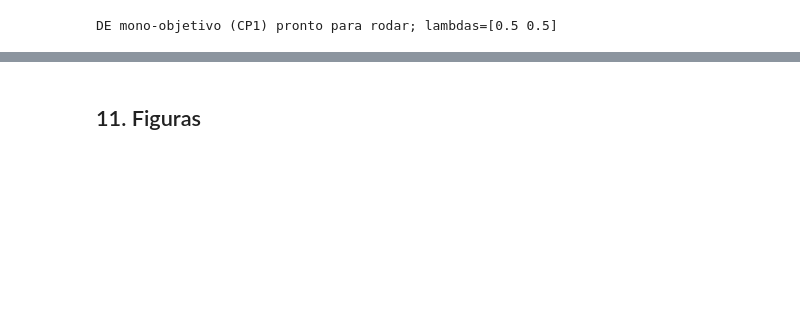
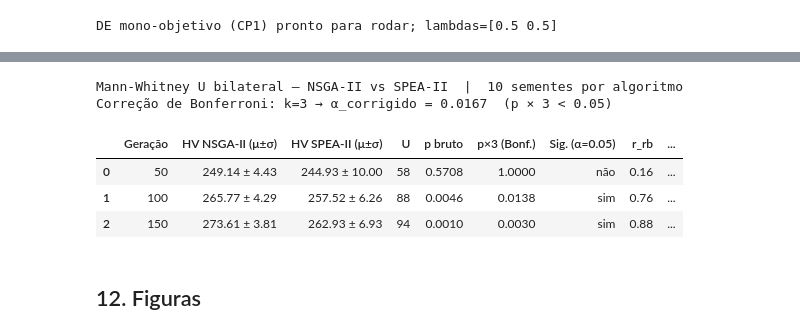
Before and after one commit to jaopredos/portfolio-optimization, a Jupyter notebook: notebooks/cp2_otimizacao_portfolio_multiobjetivo.ipynb, the cells around one changed output, grey strips where cells are left out. Cells and saved outputs as stored; diff of their text form; code cells hidden in the pictures; blank space fills up the shorter version.

Commit message:
Adicionando testes estatísticos

```diff
--- a/notebooks/cp2_otimizacao_portfolio_multiobjetivo.ipynb
+++ b/notebooks/cp2_otimizacao_portfolio_multiobjetivo.ipynb
@@ -776,5 +781,56 @@ resumo_hv
+# %%
+CHECKPOINTS = {50: 49, 100: 99, 150: 149}
+K       = len(CHECKPOINTS)
+ALPHA   = 0.05
+ALPHA_C = ALPHA / K
+
+nsga2_runs = resultados_por_algoritmo["NSGA2"]
+spea2_runs = resultados_por_algoritmo["SPEA2"]
+N = len(nsga2_runs)
+
+def rank_biserial(U, n1, n2):
+    return 2.0 * U / (n1 * n2) - 1.0
+
+def efeito(r):
+    r = abs(r)
+    if r < 0.10: return "negligível"
+    if r < 0.30: return "pequeno"
+    if r < 0.50: return "médio"
+    return "grande"
+
+rows = []
+for gen, idx in CHECKPOINTS.items():
+    a = [r.historico_hv[idx] for r in nsga2_runs]
+    b = [r.historico_hv[idx] for r in spea2_runs]
+    U, p = mannwhitneyu(a, b, alternative="two-sided")
+    r_rb = rank_biserial(U, N, N)
+    p_bon = min(p * K, 1.0)
+    rows.append({
+        "Geração": gen,
+        "HV NSGA-II (μ±σ)": f"{np.mean(a):.2f} ± {np.std(a, ddof=1):.2f}",
+        "HV SPEA-II (μ±σ)": f"{np.mean(b):.2f} ± {np.std(b, ddof=1):.2f}",
+        "U": int(U),
+        "p bruto": round(p, 4),
+        "p×3 (Bonf.)": round(p_bon, 4),
+        f"Sig. (α={ALPHA})": "sim" if p_bon < ALPHA else "não",
+        "r_rb": round(r_rb, 3),
+        "efeito": efeito(r_rb),
+    })
+
+df_testes = pd.DataFrame(rows)
+print(f"Mann-Whitney U bilateral — NSGA-II vs SPEA-II  |  {N} sementes por algoritmo")
+print(f"Correção de Bonferroni: k={K} → α_corrigido = {ALPHA_C:.4f}  (p × {K} < {ALPHA})")
+print()
+display(df_testes)
+# %% [output]
+Mann-Whitney U bilateral — NSGA-II vs SPEA-II  |  10 sementes por algoritmo
+Correção de Bonferroni: k=3 → α_corrigido = 0.0167  (p × 3 < 0.05)
+|  | Geração | HV NSGA-II (μ±σ) | HV SPEA-II (μ±σ) | U | p bruto | p×3 (Bonf.) | Sig. (α=0.05) | r_rb | ... |
+| 0 | 50 | 249.14 ± 4.43 | 244.93 ± 10.00 | 58 | 0.5708 | 1.0000 | não | 0.16 | ... |
+| 1 | 100 | 265.77 ± 4.29 | 257.52 ± 6.26 | 88 | 0.0046 | 0.0138 | sim | 0.76 | ... |
+| 2 | 150 | 273.61 ± 3.81 | 262.93 ± 6.93 | 94 | 0.0010 | 0.0030 | sim | 0.88 | ... |
 # %% [markdown]
-## 11. Figuras
+## 12. Figuras
 # %%
 tabelas_finais = {
     nome: matriz_metricas_mo(fronteiras_finais[nome][0], mu, sigma, esg, CONFIG["taxa_livre_risco"])
```
Also changed, not shown: parts of 22 cells of this notebook, 1 other file.
